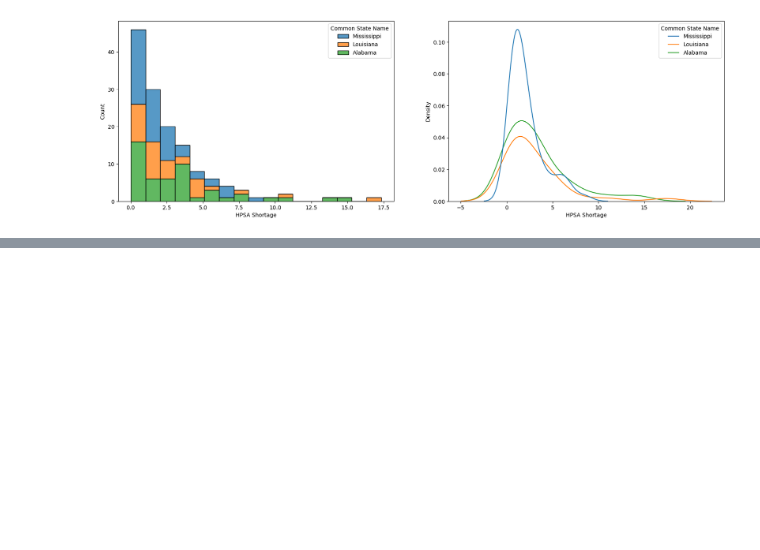
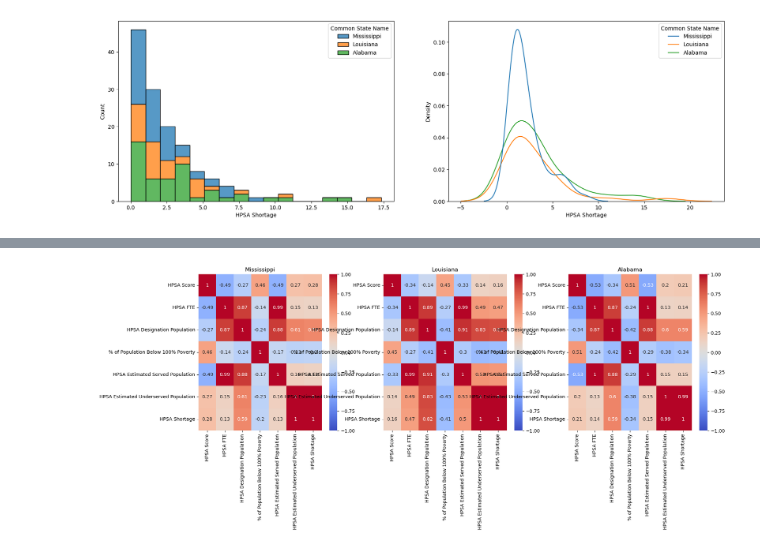
Before and after one commit to valeriemagalong/Healthcare-Shortages, a Jupyter notebook: ms_la_al_eda.ipynb, the cells around one changed output, grey strips where cells are left out. Saved outputs shown, nothing was run; the diff lists cells and outputs as text; code cells hidden in the pictures; blank space fills up the shorter version.

Commit message:
Create correlation matrices per state for all measures, plot relevant scatterplots, and get sample size for rurality and needs level dimensions in ms_la_al_eda.ipynb

```diff
--- a/ms_la_al_eda.ipynb
+++ b/ms_la_al_eda.ipynb
@@ -82,0 +129,23 @@ plt.show()
+# %%
+measures = ['HPSA Score', 'HPSA FTE', 'HPSA Designation Population', '% of Population Below 100% Poverty',
+                'HPSA Estimated Served Population', 'HPSA Estimated Underserved Population', 'HPSA Shortage']
+
+# Create an empty dictionary to store the Pearson correlation matrices for each state
+corr_matrices = {}
+states = ['Mississippi', 'Louisiana', 'Alabama']
+
+# Compute a Pearson correlation matrix for each state and assign to corr_matrices
+for state in states:
+    corr_matrices[state] = shpsa[shpsa['Common State Name'] == state][measures].corr('pearson')
+# %%
+# Plot a heatmap for each correlation matric in corr_matrices
+plt.figure(figsize = (20, 6))
+
+for i in range(len(states)):
+    plt.subplot(1, 3, i + 1)
+    sns.heatmap(corr_matrices[states[i]], vmin = -1.0, vmax = 1.0,
+                annot = True, cmap = 'coolwarm').set(title = states[i])
+
+plt.show()
+# %% [output]
+[figure, added]
```
Also changed, not shown: parts of 8 cells of this notebook.
